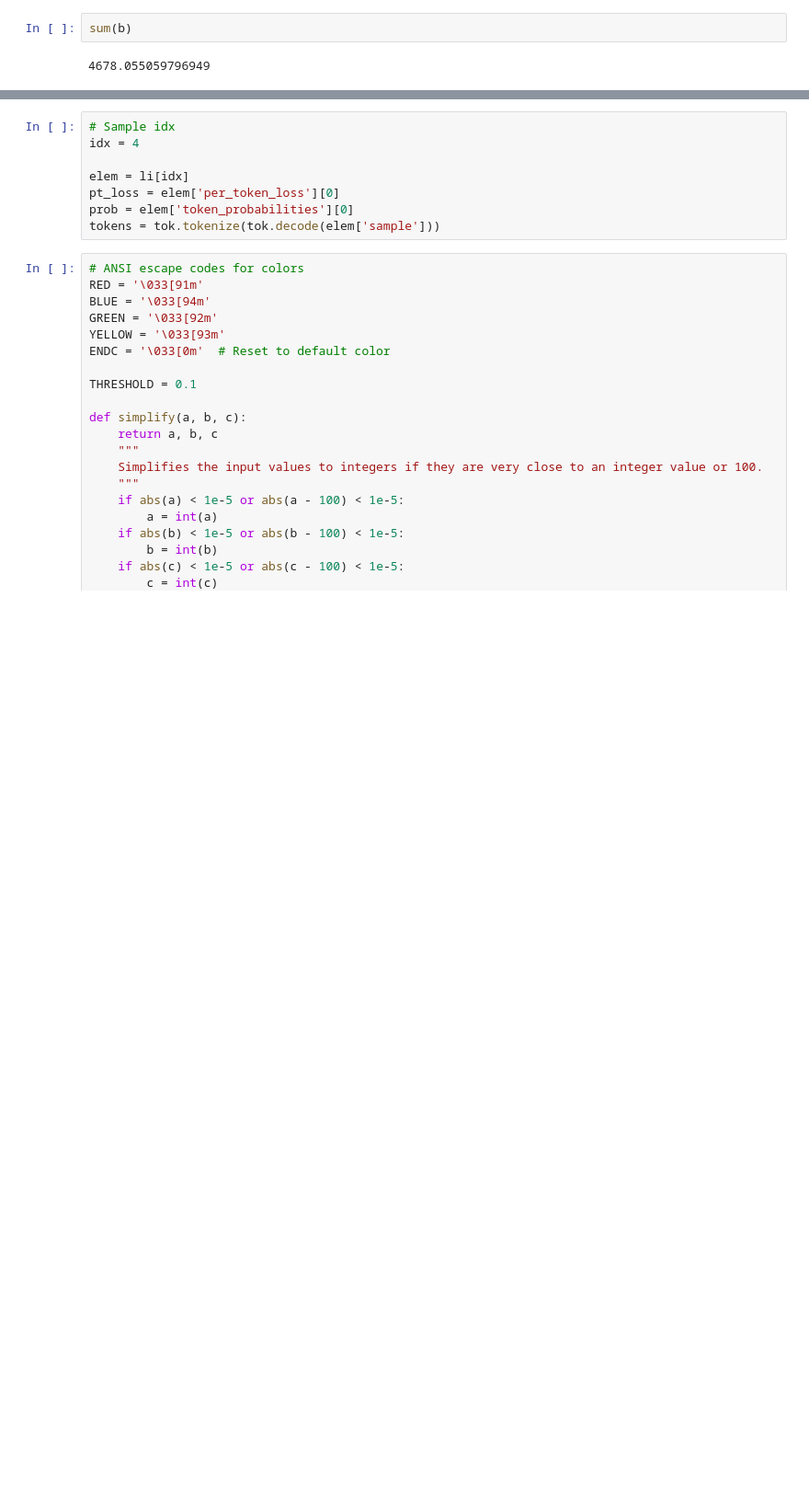
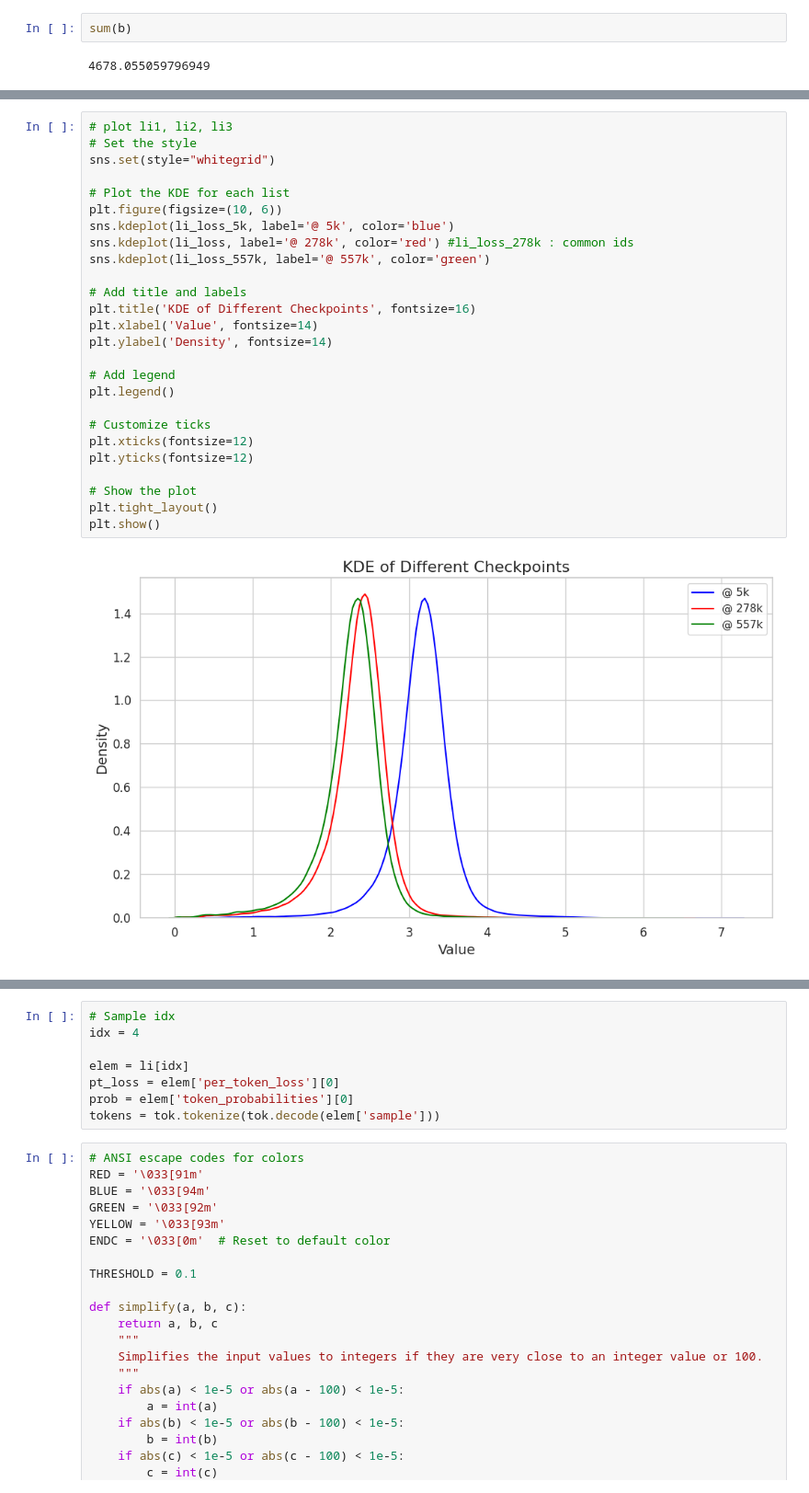
Before and after one commit to jyk13579/OLMo, a Jupyter notebook: exp/file.ipynb, the cells around one changed output, grey strips where cells are left out. Shown at 92% size. Saved outputs shown, nothing was run; the diff lists cells and outputs as text; blank space fills up the shorter version.

```diff
--- a/exp/file.ipynb
+++ b/exp/file.ipynb
@@ -1313,0 +1647,28 @@ Dataset.load_from_disk("a;dlfkja;dfjkas;fdjkadf;k")
+# %%
+# plot li1, li2, li3
+# Set the style
+sns.set(style="whitegrid")
+
+# Plot the KDE for each list
+plt.figure(figsize=(10, 6))
+sns.kdeplot(li_loss_5k, label='@ 5k', color='blue')
+sns.kdeplot(li_loss, label='@ 278k', color='red') #li_loss_278k : common ids
+sns.kdeplot(li_loss_557k, label='@ 557k', color='green')
+
+# Add title and labels
+plt.title('KDE of Different Checkpoints', fontsize=16)
+plt.xlabel('Value', fontsize=14)
+plt.ylabel('Density', fontsize=14)
+
+# Add legend
+plt.legend()
+
+# Customize ticks
+plt.xticks(fontsize=12)
+plt.yticks(fontsize=12)
+
+# Show the plot
+plt.tight_layout()
+plt.show()
+# %% [output]
+[figure, added]
```
Also changed, not shown: parts of 99 cells of this notebook, 43 other files.
